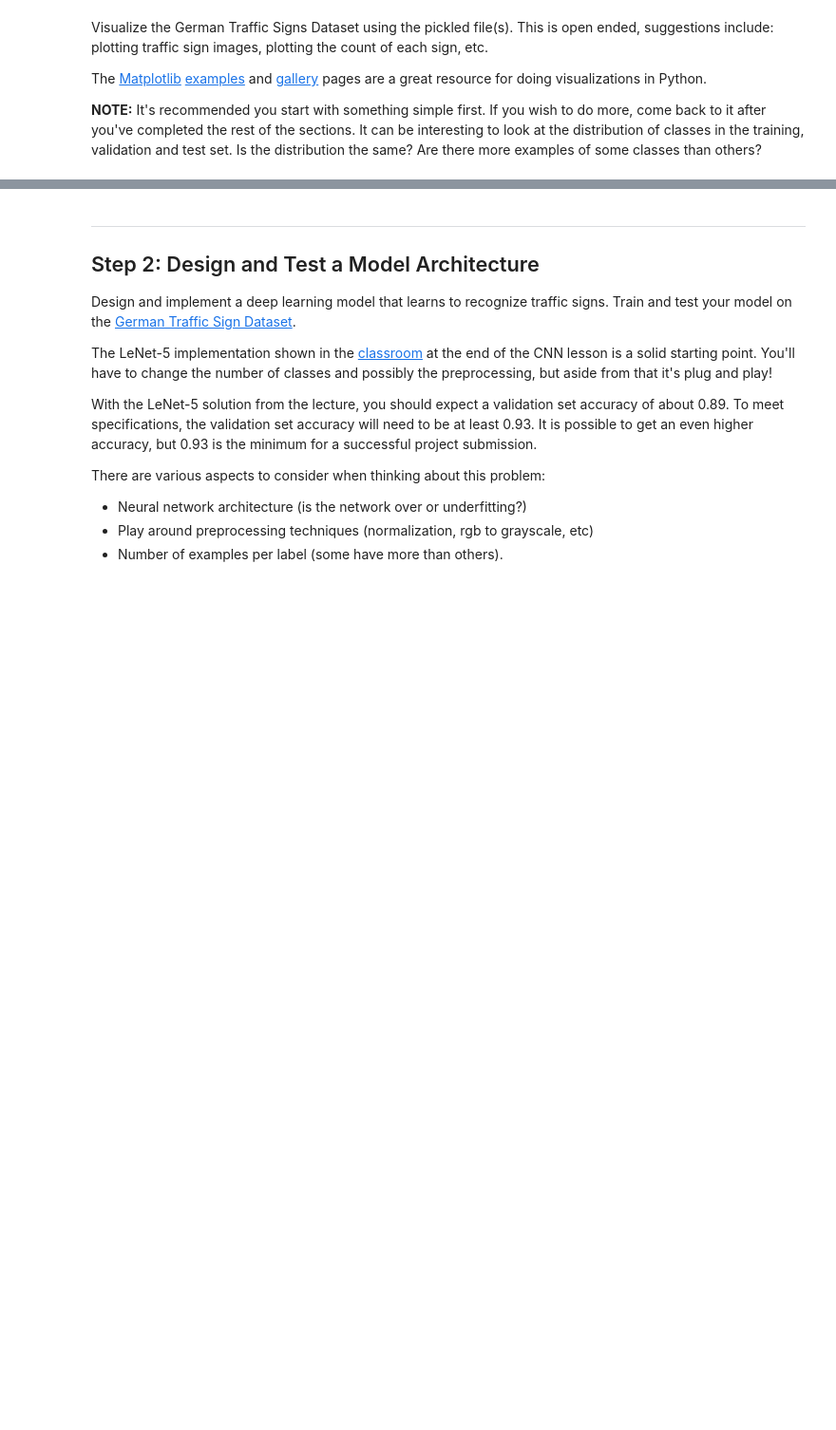
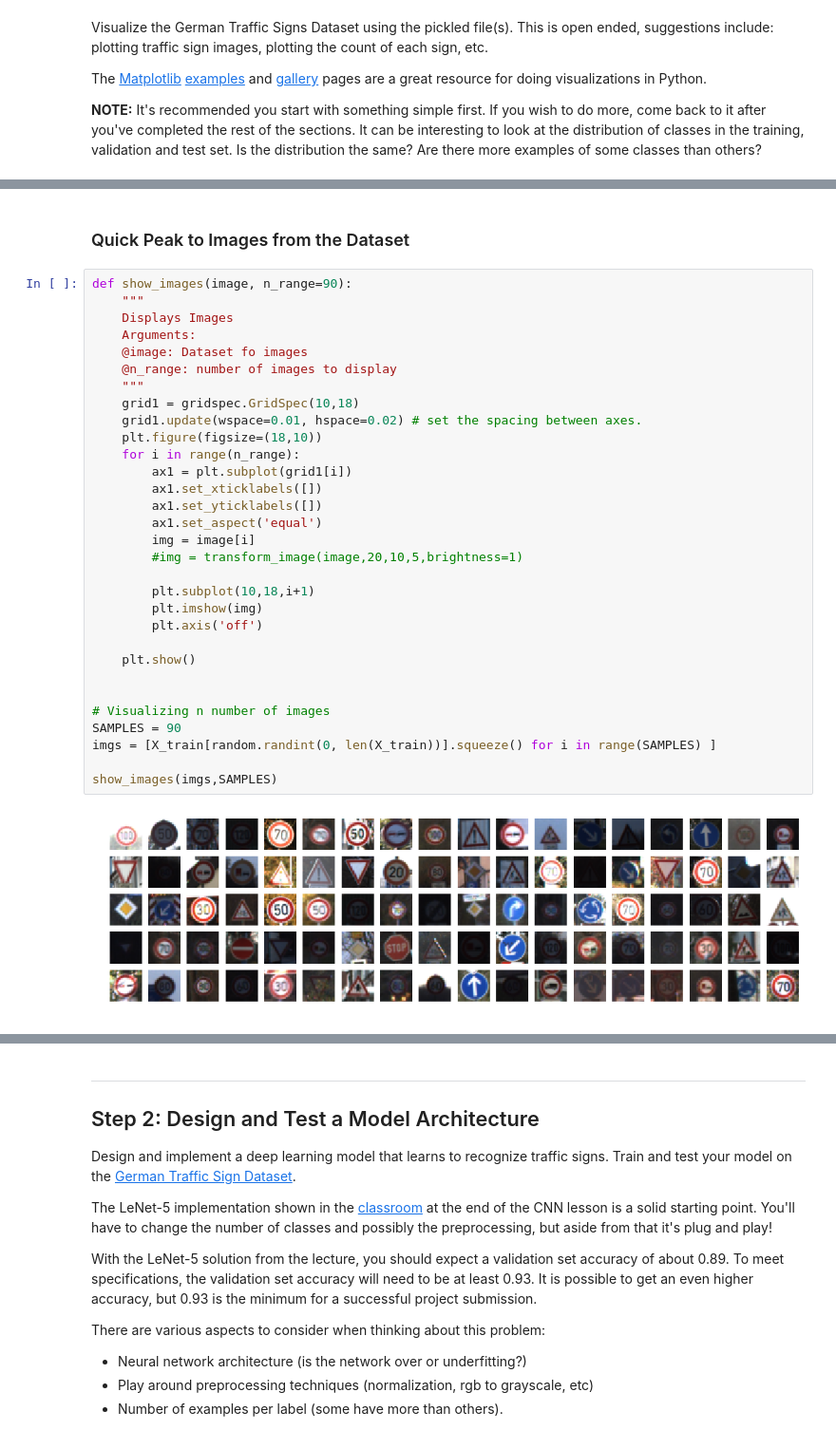
Before and after one commit to arturops/self-drivingCar, a Jupyter notebook: TrafficSignClassifier/Traffic_Sign_Classifier.ipynb, the cells around one changed output, grey strips where cells are left out. Shown at 95% size. Drawn from its saved outputs; the diff is of its cells as text; blank space fills up the shorter version.

```diff
--- a/TrafficSignClassifier/Traffic_Sign_Classifier.ipynb
+++ b/TrafficSignClassifier/Traffic_Sign_Classifier.ipynb
@@ -223,0 +180,35 @@ Index(['coords', 'features', 'labels', 'sizes'], dtype='object')
+# %% [markdown]
+### Quick Peak to Images from the Dataset
+# %%
+def show_images(image, n_range=90):
+    """
+    Displays Images
+    Arguments:
+    @image: Dataset fo images
+    @n_range: number of images to display
+    """
+    grid1 = gridspec.GridSpec(10,18)
+    grid1.update(wspace=0.01, hspace=0.02) # set the spacing between axes.
+    plt.figure(figsize=(18,10))
+    for i in range(n_range):
+        ax1 = plt.subplot(grid1[i])
+        ax1.set_xticklabels([])
+        ax1.set_yticklabels([])
+        ax1.set_aspect('equal')
+        img = image[i]
+        #img = transform_image(image,20,10,5,brightness=1)
+
+        plt.subplot(10,18,i+1)
+        plt.imshow(img)
+        plt.axis('off')
+
+    plt.show()
+
+
+# Visualizing n number of images
+SAMPLES = 90
+imgs = [X_train[random.randint(0, len(X_train))].squeeze() for i in range(SAMPLES) ]
+
+show_images(imgs,SAMPLES)
+# %% [output]
+[figure, added]
```
Also changed, not shown: parts of 15 cells of this notebook.
